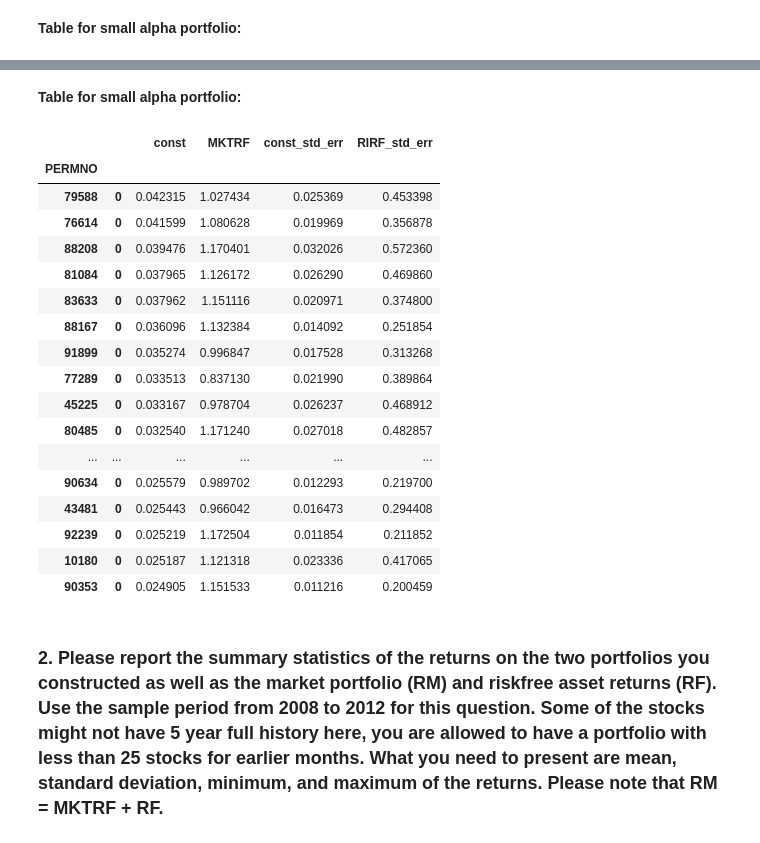
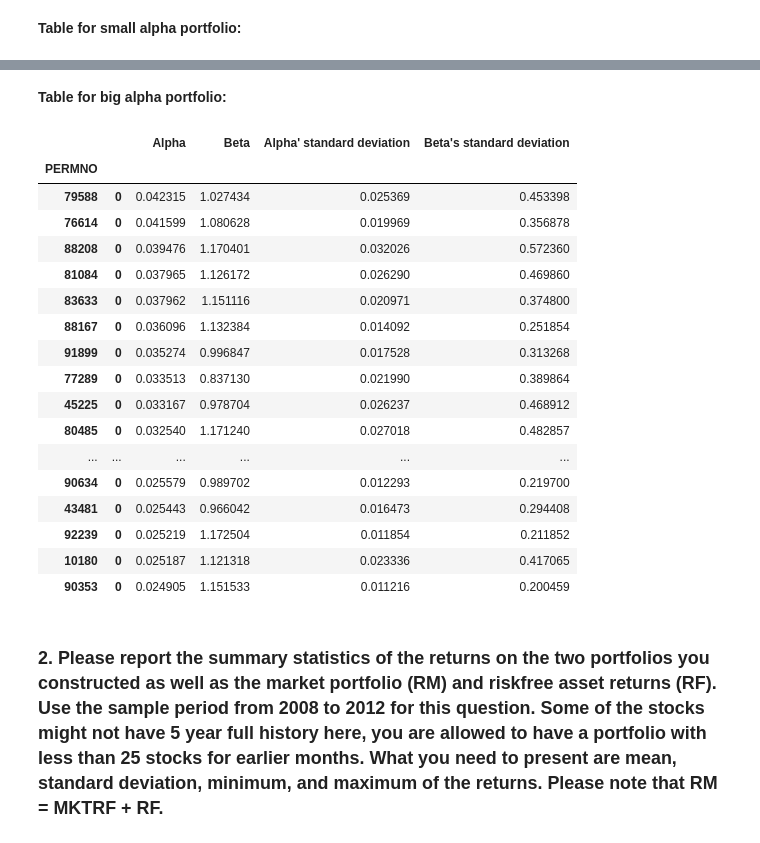
Before and after one commit to Andy-Liu66/2018NCCU-Econometrics, a Jupyter notebook: Homework 1/Homework 1.ipynb, the cells around one changed output, grey strips where cells are left out. Saved outputs shown, nothing was run; the diff lists cells and outputs as text; code cells hidden in the pictures.

```diff
--- a/Homework 1/Homework 1.ipynb
+++ b/Homework 1/Homework 1.ipynb
@@ -241,26 +247,28 @@ small_alpha[["const", "MKTRF", "const_std_err", "RIRF_std_err"]]
 # %% [markdown]
-**Table for small alpha portfolio:**
+**Table for big alpha portfolio:**
-# %%
-big_alpha[["const", "MKTRF", "const_std_err", "RIRF_std_err"]]
-# %% [output]
-|  |  | const | MKTRF | const_std_err | RIRF_std_err |
-| PERMNO |  |  |  |  |  |
-| 79588 | 0 | 0.042315 | 1.027434 | 0.025369 | 0.453398 |
-| 76614 | 0 | 0.041599 | 1.080628 | 0.019969 | 0.356878 |
-| 88208 | 0 | 0.039476 | 1.170401 | 0.032026 | 0.572360 |
-| 81084 | 0 | 0.037965 | 1.126172 | 0.026290 | 0.469860 |
-| 83633 | 0 | 0.037962 | 1.151116 | 0.020971 | 0.374800 |
-| 88167 | 0 | 0.036096 | 1.132384 | 0.014092 | 0.251854 |
-| 91899 | 0 | 0.035274 | 0.996847 | 0.017528 | 0.313268 |
-| 77289 | 0 | 0.033513 | 0.837130 | 0.021990 | 0.389864 |
-| 45225 | 0 | 0.033167 | 0.978704 | 0.026237 | 0.468912 |
-| 80485 | 0 | 0.032540 | 1.171240 | 0.027018 | 0.482857 |
-| ... | ... | ... | ... | ... | ... |
-| 90634 | 0 | 0.025579 | 0.989702 | 0.012293 | 0.219700 |
-| 43481 | 0 | 0.025443 | 0.966042 | 0.016473 | 0.294408 |
-| 92239 | 0 | 0.025219 | 1.172504 | 0.011854 | 0.211852 |
-| 10180 | 0 | 0.025187 | 1.121318 | 0.023336 | 0.417065 |
-| 90353 | 0 | 0.024905 | 1.151533 | 0.011216 | 0.200459 |
+# %%
+result = big_alpha[["const", "MKTRF", "const_std_err", "RIRF_std_err"]]
+result.columns = ["Alpha", "Beta", "Alpha' standard deviation", "Beta's standard deviation"]
+result
+# %% [output]
+|  |  | Alpha | Beta | Alpha' standard deviation | Beta's standard deviation |
+| PERMNO |  |  |  |  |  |
+| 79588 | 0 | 0.042315 | 1.027434 | 0.025369 | 0.453398 |
+| 76614 | 0 | 0.041599 | 1.080628 | 0.019969 | 0.356878 |
+| 88208 | 0 | 0.039476 | 1.170401 | 0.032026 | 0.572360 |
+| 81084 | 0 | 0.037965 | 1.126172 | 0.026290 | 0.469860 |
+| 83633 | 0 | 0.037962 | 1.151116 | 0.020971 | 0.374800 |
+| 88167 | 0 | 0.036096 | 1.132384 | 0.014092 | 0.251854 |
+| 91899 | 0 | 0.035274 | 0.996847 | 0.017528 | 0.313268 |
+| 77289 | 0 | 0.033513 | 0.837130 | 0.021990 | 0.389864 |
+| 45225 | 0 | 0.033167 | 0.978704 | 0.026237 | 0.468912 |
+| 80485 | 0 | 0.032540 | 1.171240 | 0.027018 | 0.482857 |
+| ... | ... | ... | ... | ... | ... |
+| 90634 | 0 | 0.025579 | 0.989702 | 0.012293 | 0.219700 |
+| 43481 | 0 | 0.025443 | 0.966042 | 0.016473 | 0.294408 |
+| 92239 | 0 | 0.025219 | 1.172504 | 0.011854 | 0.211852 |
+| 10180 | 0 | 0.025187 | 1.121318 | 0.023336 | 0.417065 |
+| 90353 | 0 | 0.024905 | 1.151533 | 0.011216 | 0.200459 |
 # %% [markdown]
 ### 2. Please report the summary statistics of the returns on the two portfolios you constructed as well as the market portfolio (RM) and riskfree asset returns (RF). Use the sample period from 2008 to 2012 for this question. Some of the stocks might not have 5 year full history here, you are allowed to have a portfolio with less than 25 stocks for earlier months. What you need to present are mean, standard deviation, minimum, and maximum of the returns. Please note that RM = MKTRF + RF.
 # %% [markdown]
```
Also changed, not shown: parts of 23 cells of this notebook.
